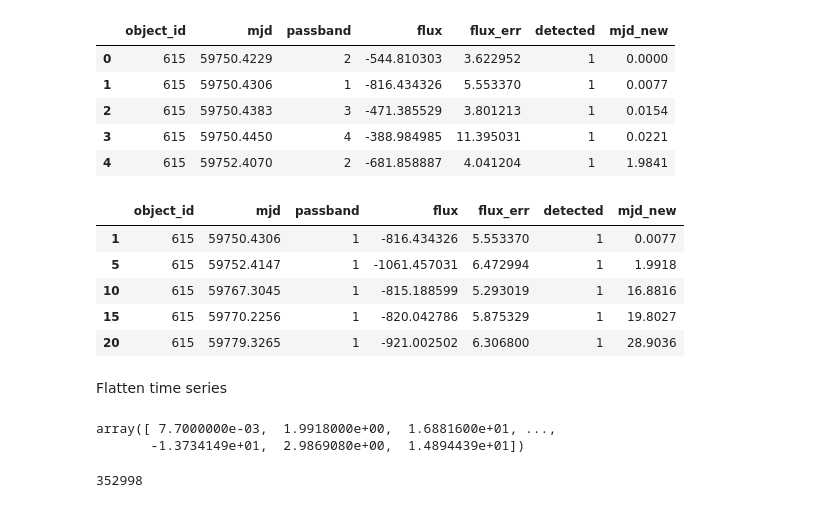
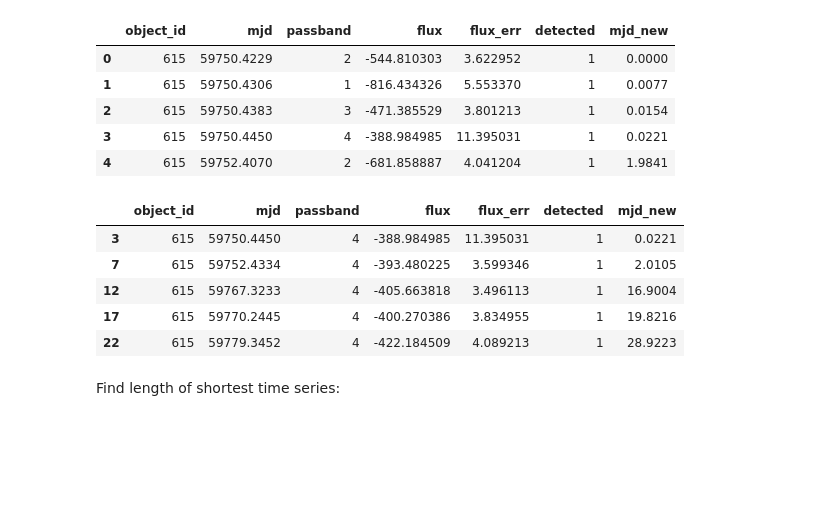
Before and after one commit to RileyWClarke/MLTSA_RCLARKE, a Jupyter notebook: HW9/mltsa_hw9_rclarke.ipynb, the cells around one changed output. Saved outputs shown, nothing was run; the diff lists cells and outputs as text; code cells hidden in the pictures; blank space fills up the shorter version.

```diff
--- a/HW9/mltsa_hw9_rclarke.ipynb
+++ b/HW9/mltsa_hw9_rclarke.ipynb
@@ -176,14 +180,12 @@ lcvs.to_pickle('lcvs.pkl')
 # %%
 lcvs = pd.read_pickle('lcvs.pkl')
 # %%
-lcvs_p1 = lcvs.loc[lcvs['passband'].values == 1]
-lcvs_p1.head()
+lcvs_p4 = lcvs.loc[lcvs['passband'].values == 4]
+lcvs_p4.head()
 # %% [output]
 |  | object_id | mjd | passband | flux | flux_err | detected | mjd_new |
-| 1 | 615 | 59750.4306 | 1 | -816.434326 | 5.553370 | 1 | 0.0077 |
-| 5 | 615 | 59752.4147 | 1 | -1061.457031 | 6.472994 | 1 | 1.9918 |
-| 10 | 615 | 59767.3045 | 1 | -815.188599 | 5.293019 | 1 | 16.8816 |
-| 15 | 615 | 59770.2256 | 1 | -820.042786 | 5.875329 | 1 | 19.8027 |
-| 20 | 615 | 59779.3265 | 1 | -921.002502 | 6.306800 | 1 | 28.9036 |
+| 3 | 615 | 59750.4450 | 4 | -388.984985 | 11.395031 | 1 | 0.0221 |
+| 7 | 615 | 59752.4334 | 4 | -393.480225 | 3.599346 | 1 | 2.0105 |
+| 12 | 615 | 59767.3233 | 4 | -405.663818 | 3.496113 | 1 | 16.9004 |
+| 17 | 615 | 59770.2445 | 4 | -400.270386 | 3.834955 | 1 | 19.8216 |
+| 22 | 615 | 59779.3452 | 4 | -422.184509 | 4.089213 | 1 | 28.9223 |
-# %% [markdown]
-Flatten time series
@@ -192,10 +192,2 @@ lcvsp1_flat = np.concatenate((lcvs_p1['mjd_new'].values, lcvs_p1['flux'].values)
-# %%
-lcvsp1_flat
-# %% [output]
-array([ 7.7000000e-03,  1.9918000e+00,  1.6881600e+01, ...,
-       -1.3734149e+01,  2.9869080e+00,  1.4894439e+01])
-# %%
-N = len(lcvsp1_flat)
-N
-# %% [output]
-352998
+# %% [markdown]
+Find length of shortest time series:
```
Also changed, not shown: parts of 17 cells of this notebook.
